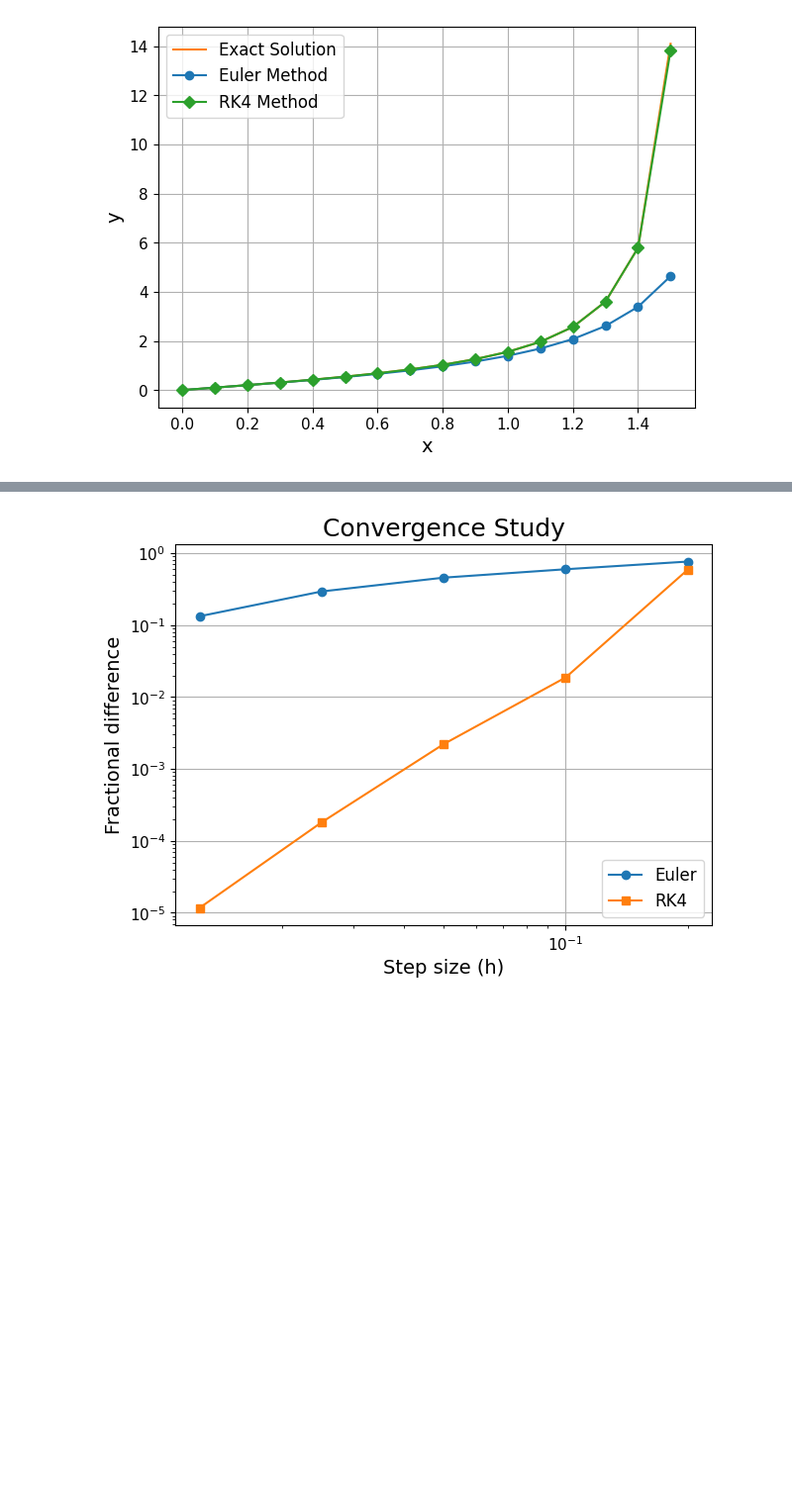
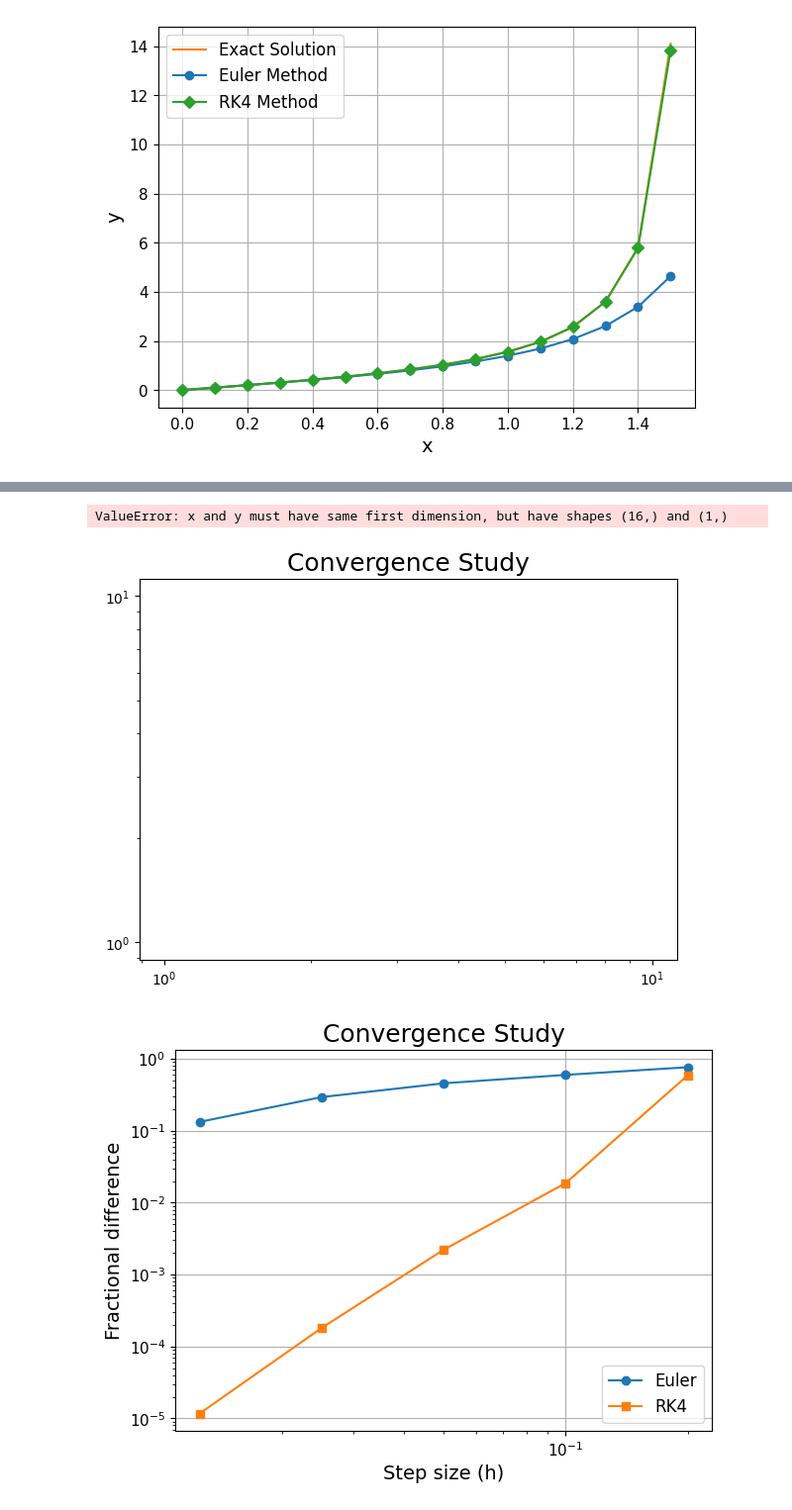
Before and after one commit to galih123star/computational2026, a Jupyter notebook: HW03/HW03_CPA.ipynb, the cells around one changed output, grey strips where cells are left out. Shown at 99% size. Cells and saved outputs as stored; diff of their text form; code cells hidden in the pictures; blank space fills up the shorter version.

```diff
--- a/HW03/HW03_CPA.ipynb
+++ b/HW03/HW03_CPA.ipynb
@@ -206,3 +217,22 @@ for h in h_values:
+# %%
+plt.figure(figsize=(7,5))
+
+plt.title('Convergence Study', fontsize=18)
+plt.loglog(x1_euler, euler_sol, 'o-', label='Euler')
+#plt.loglog(h_plot, error_RK4, 's-', label='RK4')
+
+plt.legend(fontsize=12)
+plt.xlabel('Step size (h)', size=14)
+plt.ylabel('Fractional difference', size=14)
+plt.xticks(size=11)
+plt.yticks(size=11)
+plt.grid(True)
+#plt.grid(True, which="both", ls="-")
+
+plt.show()
+# %% [output]
+ValueError: x and y must have same first dimension, but have shapes (16,) and (1,)
+[figure, added]
 # %%
 plt.figure(figsize=(7,5))
 
```
Also changed, not shown: parts of 5 cells of this notebook.
